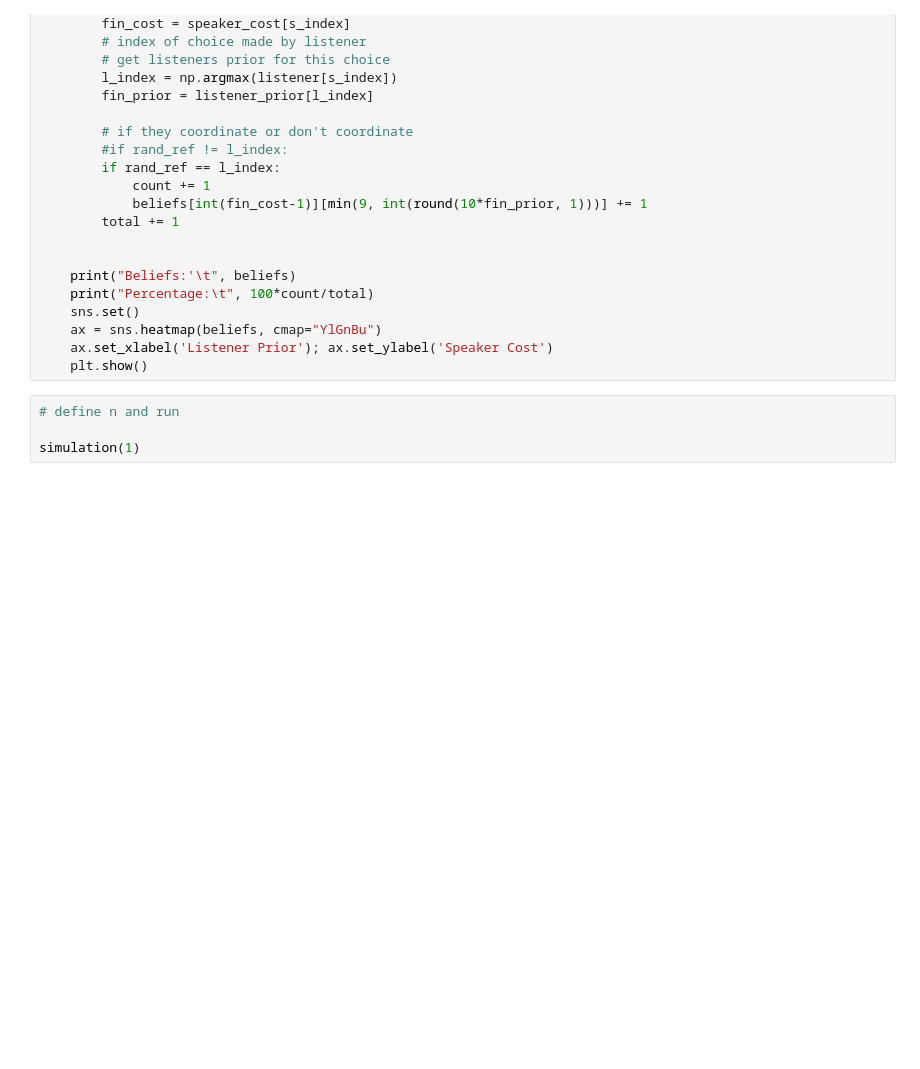
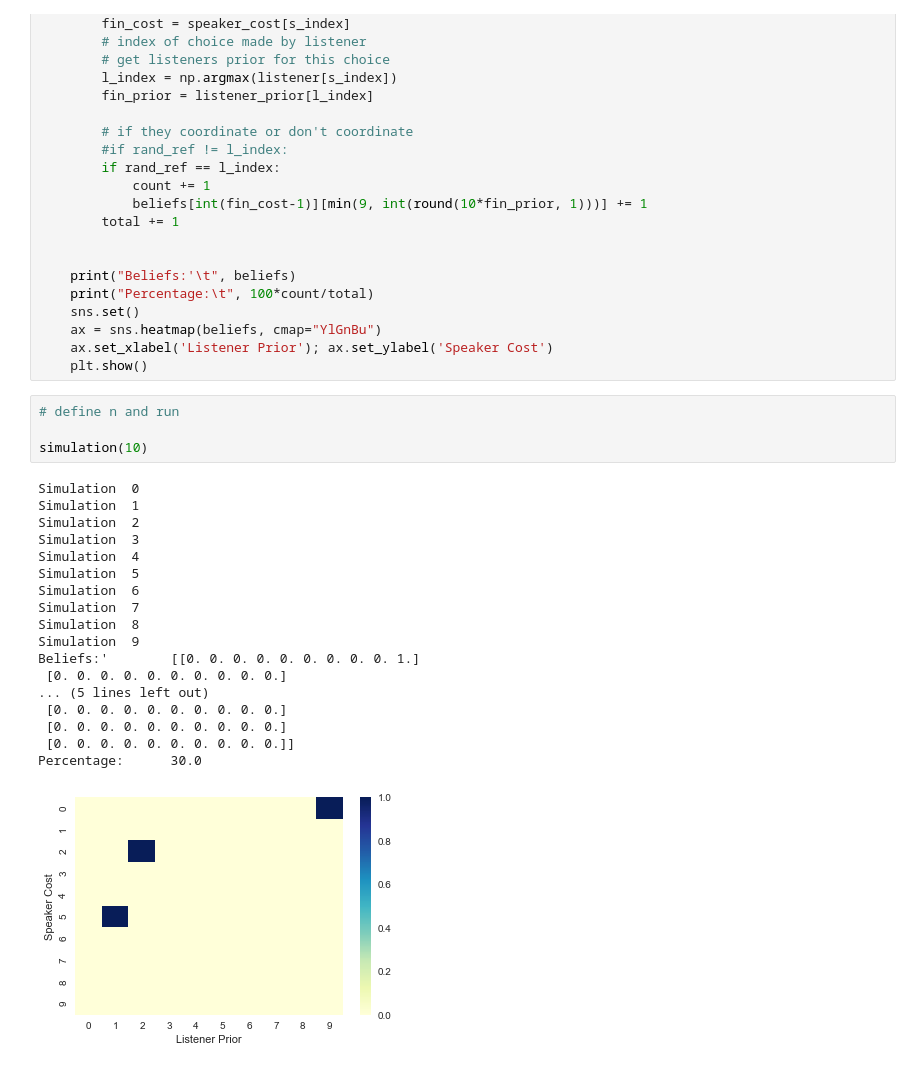
Before and after one commit to roma-patel/notebook, a Jupyter notebook: ipython/rsa-failure.ipynb, the cells around one changed output. Drawn from its saved outputs; the diff is of its cells as text; blank space fills up the shorter version.

```diff
--- a/ipython/rsa-failure.ipynb
+++ b/ipython/rsa-failure.ipynb
@@ -310,4 +318,23 @@ def simulation(n):
 # %%
 # define n and run
 
-simulation(1)
+simulation(10)
+# %% [output]
+Simulation  0
+Simulation  1
+Simulation  2
+Simulation  3
+Simulation  4
+Simulation  5
+Simulation  6
+Simulation  7
+Simulation  8
+Simulation  9
+Beliefs:'        [[0. 0. 0. 0. 0. 0. 0. 0. 0. 1.]
+ [0. 0. 0. 0. 0. 0. 0. 0. 0. 0.]
+... (5 lines left out)
+ [0. 0. 0. 0. 0. 0. 0. 0. 0. 0.]
+ [0. 0. 0. 0. 0. 0. 0. 0. 0. 0.]
+ [0. 0. 0. 0. 0. 0. 0. 0. 0. 0.]]
+Percentage:      30.0
+[figure, added]
```
Also changed, not shown: parts of 4 cells of this notebook, 3 other files.
